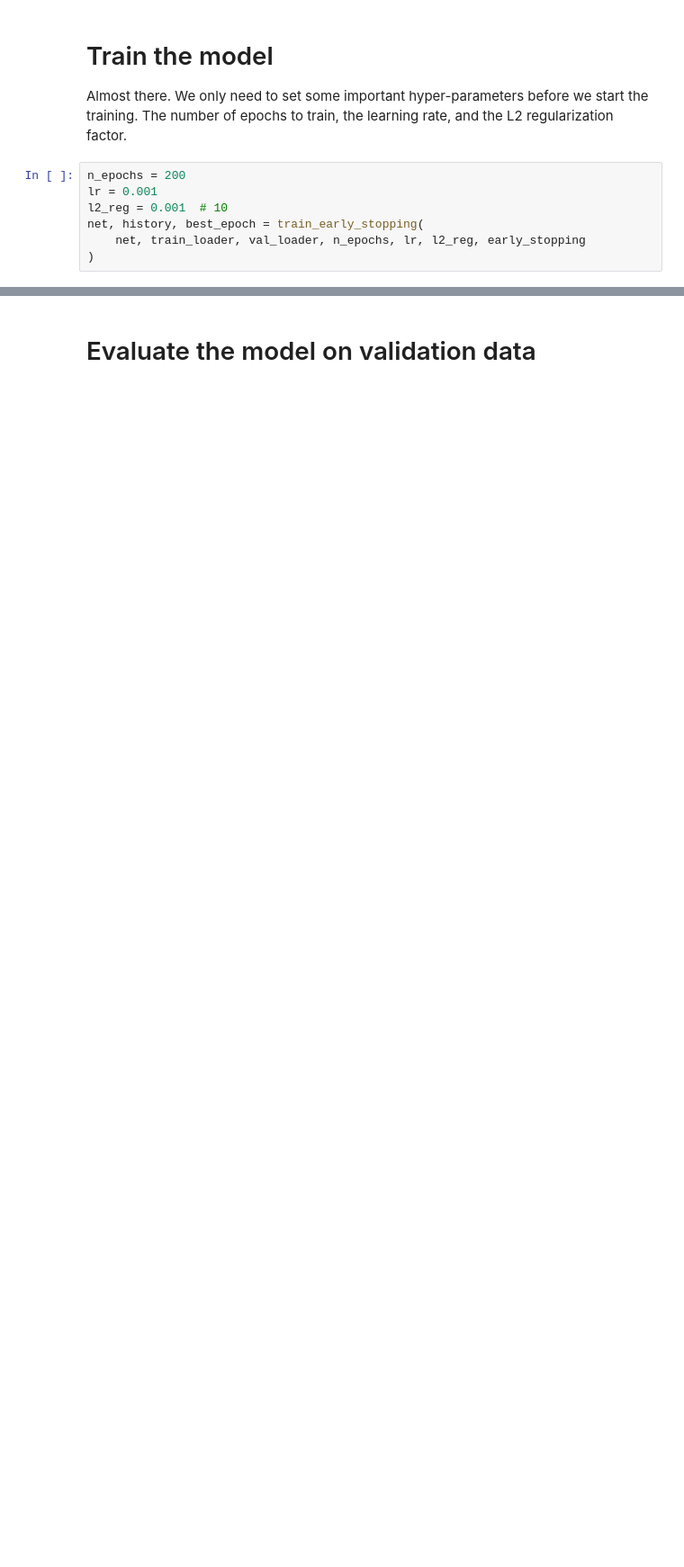
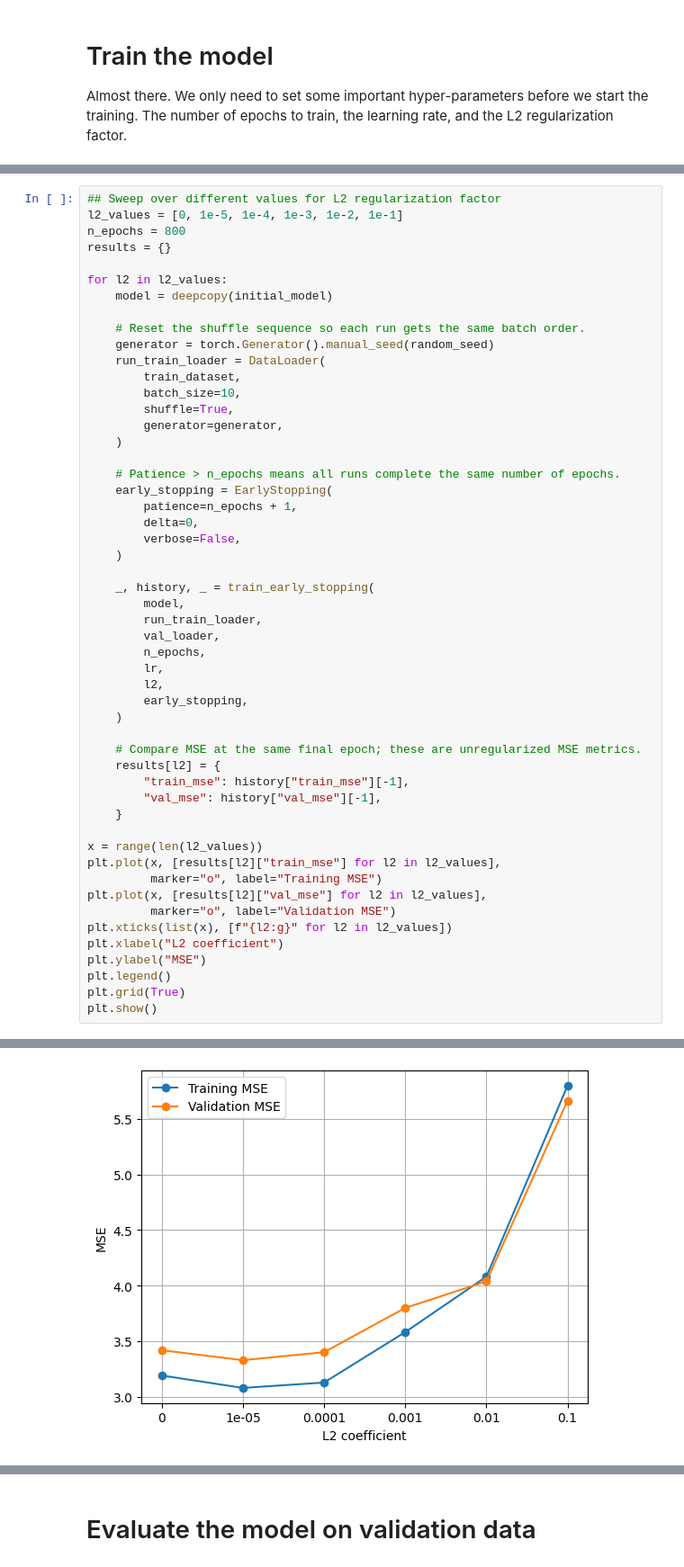
Before and after one commit to sandrebr/TTK28-Courseware-fork, a Jupyter notebook: src/flow_model.ipynb, the cells around one changed output, grey strips where cells are left out. Shown at 90% size. Drawn from its saved outputs; the diff is of its cells as text; blank space fills up the shorter version.

```diff
--- a/src/flow_model.ipynb
+++ b/src/flow_model.ipynb
@@ -436,10 +428,3 @@ Number of model parameters: 2951
 # Train the model
 
 Almost there. We only need to set some important hyper-parameters before we start the training. The number of epochs to train, the learning rate, and the L2 regularization factor.
-# %%
-n_epochs = 200
-lr = 0.001
-l2_reg = 0.001  # 10
-net, history, best_epoch = train_early_stopping(
-    net, train_loader, val_loader, n_epochs, lr, l2_reg, early_stopping
-)
@@ -463,0 +461,53 @@ Epoch 200: train MSE=3.5663, val MSE=4.5055
+# %%
+## Sweep over different values for L2 regularization factor
+l2_values = [0, 1e-5, 1e-4, 1e-3, 1e-2, 1e-1]
+n_epochs = 800
+results = {}
+
+for l2 in l2_values:
+    model = deepcopy(initial_model)
+
+    # Reset the shuffle sequence so each run gets the same batch order.
+    generator = torch.Generator().manual_seed(random_seed)
+    run_train_loader = DataLoader(
+        train_dataset,
+        batch_size=10,
+        shuffle=True,
+        generator=generator,
+    )
+
+    # Patience > n_epochs means all runs complete the same number of epochs.
+    early_stopping = EarlyStopping(
+        patience=n_epochs + 1,
+        delta=0,
+        verbose=False,
+    )
+
+    _, history, _ = train_early_stopping(
+        model,
+        run_train_loader,
+        val_loader,
+        n_epochs,
+        lr,
+        l2,
+        early_stopping,
+    )
+
+    # Compare MSE at the same final epoch; these are unregularized MSE metrics.
+    results[l2] = {
+        "train_mse": history["train_mse"][-1],
+        "val_mse": history["val_mse"][-1],
+    }
+
+x = range(len(l2_values))
+plt.plot(x, [results[l2]["train_mse"] for l2 in l2_values],
+         marker="o", label="Training MSE")
+plt.plot(x, [results[l2]["val_mse"] for l2 in l2_values],
+         marker="o", label="Validation MSE")
+plt.xticks(list(x), [f"{l2:g}" for l2 in l2_values])
+plt.xlabel("L2 coefficient")
+plt.ylabel("MSE")
+plt.legend()
+plt.grid(True)
+plt.show()
+# %% [output]
@@ -463,0 +531 @@ Epoch 200: train MSE=3.5663, val MSE=4.5055
+[figure, added]
```
Also changed, not shown: parts of 22 cells of this notebook.
